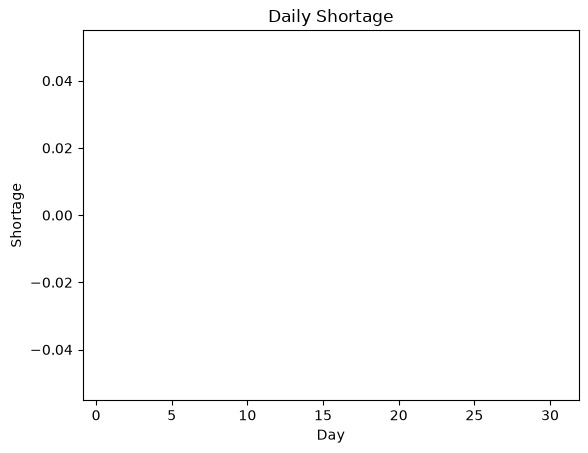
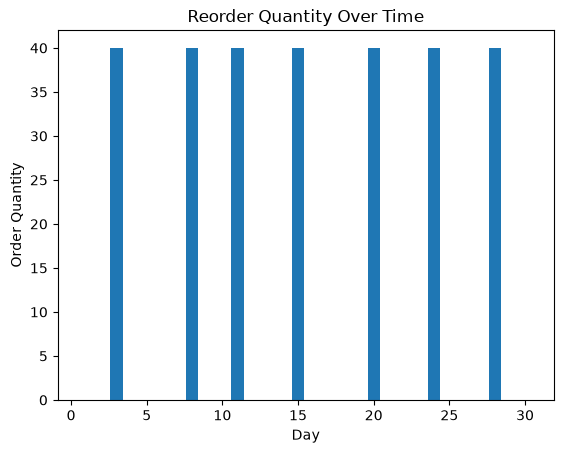
Unified diff of the notebook cell whose output changed from the first chart to the second:
--- before
+++ after
@@ -89,12 +89,5 @@
 plt.show()
 
-# Graph 3: Shortage over time
-plt.bar(range(1, days + 1), shortage_history)
-plt.xlabel("Day")
-plt.ylabel("Shortage")
-plt.title("Daily Shortage")
-plt.show()
-
-# Graph 4: Order quantity over time
+# Graph 3: Order quantity over time
 plt.bar(range(1, days + 1), order_history)
 plt.xlabel("Day")

Commit: added mahbub sir's part